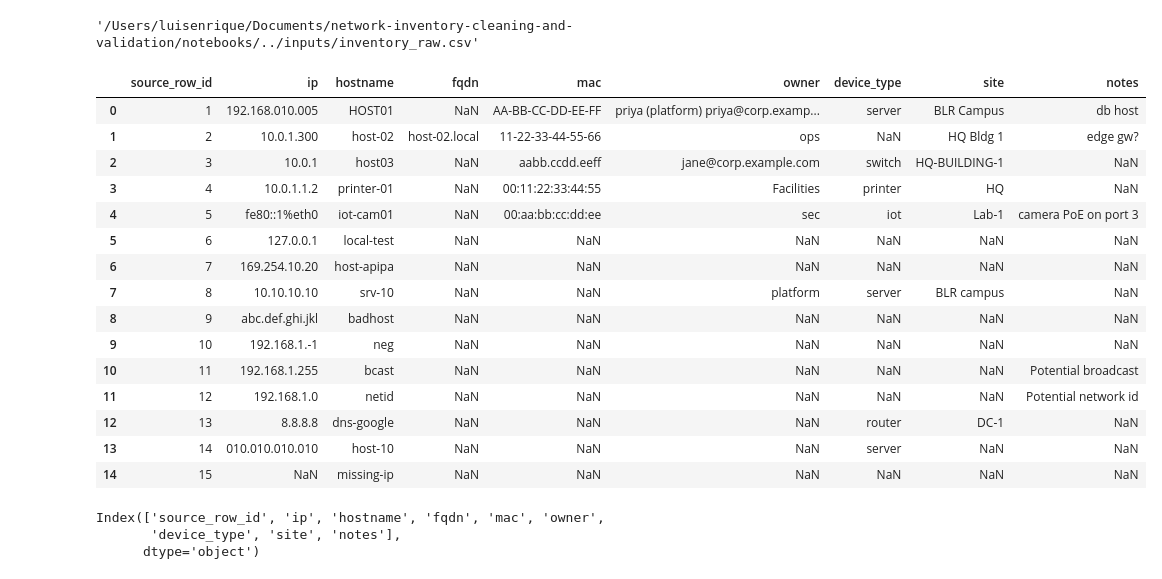
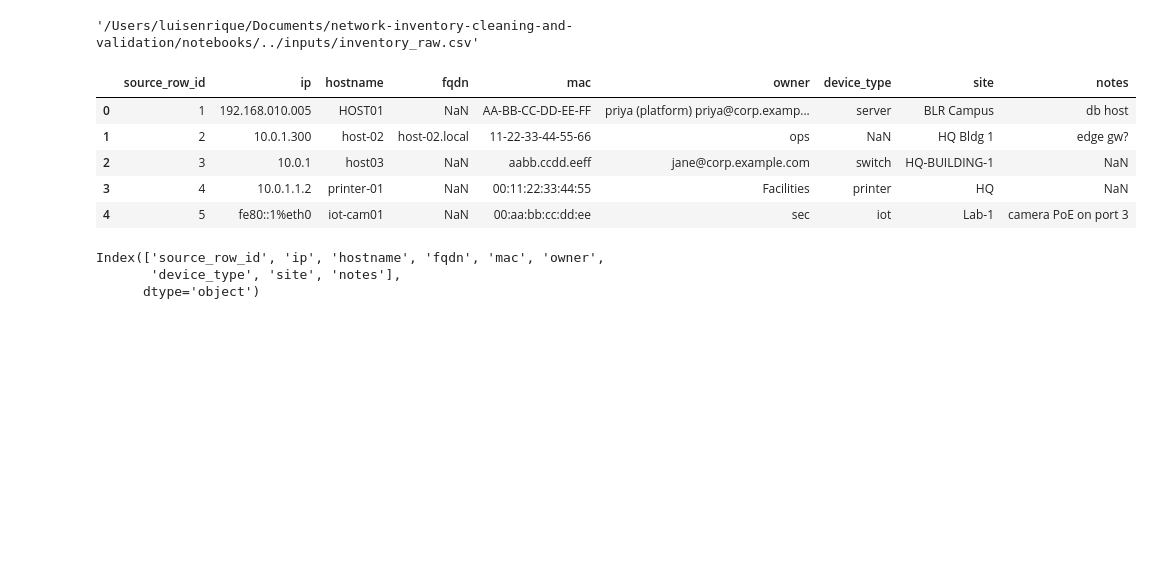
Before and after one commit to jperal720/network-inventory-cleaning-and-validation, a Jupyter notebook: notebooks/data_cleansing.ipynb, the cells around one changed output. Cells and saved outputs as stored; diff of their text form; code cells hidden in the pictures; blank space fills up the shorter version.

```diff
--- a/notebooks/data_cleansing.ipynb
+++ b/notebooks/data_cleansing.ipynb
@@ -18,24 +18,14 @@ import ipaddress
 from urllib.parse import urlparse
 # %%
 df_raw = pd.read_csv(input_file)
-df_raw
+df_raw.head(5)
 # %% [output]
 |  | source_row_id | ip | hostname | fqdn | mac | owner | device_type | site | notes |
 | 0 | 1 | 192.168.010.005 | HOST01 | NaN | AA-BB-CC-DD-EE-FF | priya (platform) priya@corp.examp... | server | BLR Campus | db host |
 | 1 | 2 | 10.0.1.300 | host-02 | host-02.local | 11-22-33-44-55-66 | ops | NaN | HQ Bldg 1 | edge gw? |
 | 2 | 3 | 10.0.1 | host03 | NaN | aabb.ccdd.eeff | jane@corp.example.com | switch | HQ-BUILDING-1 | NaN |
 | 3 | 4 | 10.0.1.1.2 | printer-01 | NaN | 00:11:22:33:44:55 | Facilities | printer | HQ | NaN |
 | 4 | 5 | fe80::1%eth0 | iot-cam01 | NaN | 00:aa:bb:cc:dd:ee | sec | iot | Lab-1 | camera PoE on port 3 |
-| 5 | 6 | 127.0.0.1 | local-test | NaN | NaN | NaN | NaN | NaN | NaN |
-| 6 | 7 | 169.254.10.20 | host-apipa | NaN | NaN | NaN | NaN | NaN | NaN |
-| 7 | 8 | 10.10.10.10 | srv-10 | NaN | NaN | platform | server | BLR campus | NaN |
-| 8 | 9 | abc.def.ghi.jkl | badhost | NaN | NaN | NaN | NaN | NaN | NaN |
-| 9 | 10 | 192.168.1.-1 | neg | NaN | NaN | NaN | NaN | NaN | NaN |
-| 10 | 11 | 192.168.1.255 | bcast | NaN | NaN | NaN | NaN | NaN | Potential broadcast |
-| 11 | 12 | 192.168.1.0 | netid | NaN | NaN | NaN | NaN | NaN | Potential network id |
-| 12 | 13 | 8.8.8.8 | dns-google | NaN | NaN | NaN | router | DC-1 | NaN |
-| 13 | 14 | 010.010.010.010 | host-10 | NaN | NaN | NaN | server | NaN | NaN |
-| 14 | 15 | NaN | missing-ip | NaN | NaN | NaN | NaN | NaN | NaN |
 # %%
 df_raw.columns
 # %% [output]
```
Also changed, not shown: parts of 21 cells of this notebook.
